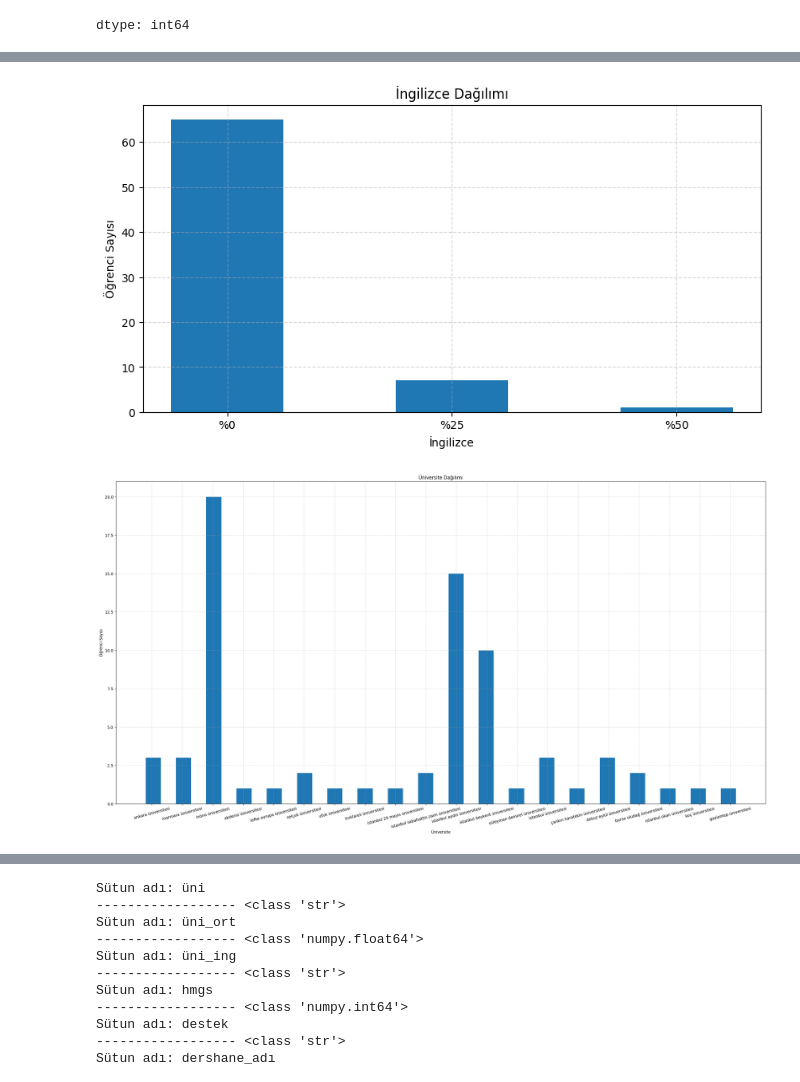
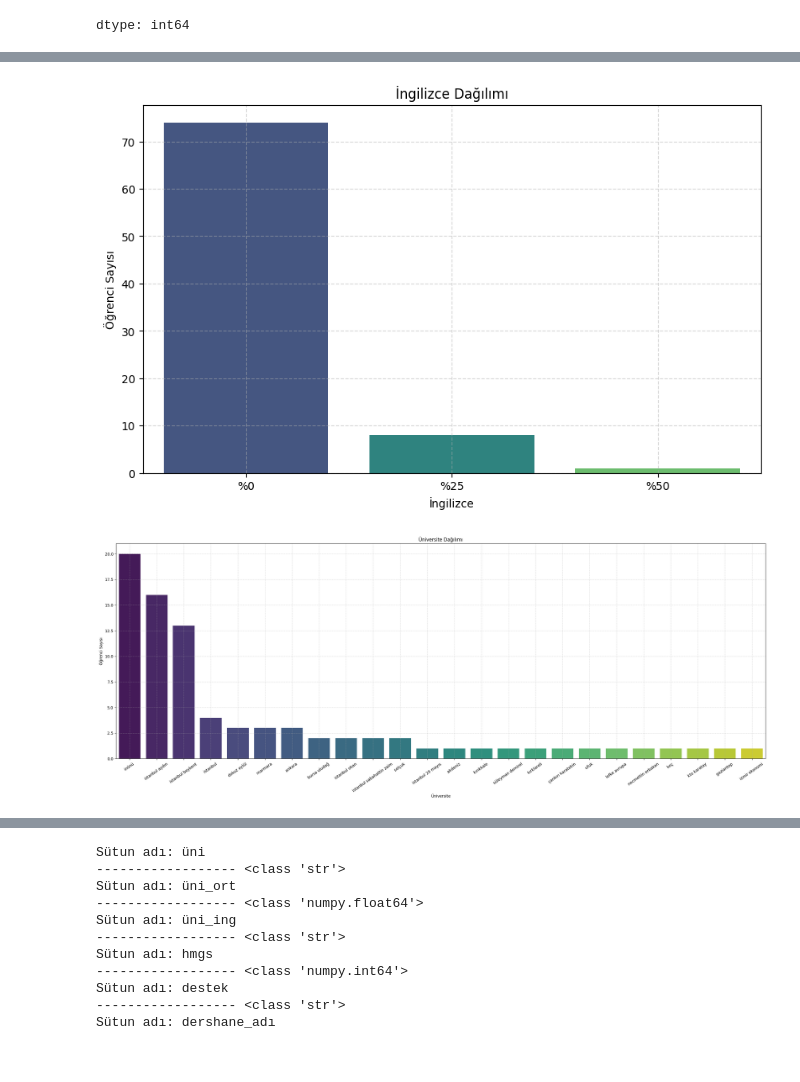
Before and after one commit to kemaldoguoktay/hmgs-analiz, a Jupyter notebook: hmgs.ipynb, the cells around one changed output, grey strips where cells are left out. Saved outputs shown, nothing was run; the diff lists cells and outputs as text; code cells hidden in the pictures.

```diff
--- a/hmgs.ipynb
+++ b/hmgs.ipynb
@@ -594,8 +656,17 @@ for i in df["üni"]:
 df['üni'] = df['üni'].str.replace('sabahattin zaim üniversitesi', 'istanbul sabahattin zaim üniversitesi', regex=True)
 df['üni'] = df['üni'].str.replace('beykent üniversitesi', 'istanbul beykent üniversitesi', regex=False)
 df['üni'] = df['üni'].str.replace('aydın üniversitesi', 'istanbul aydın üniversitesi', regex=False)
+# %%
+df['üni'] = df['üni'].str.replace('okan üniversitesi', 'istanbul okan üniversitesi', regex=False)
+df['üni'] = df['üni'].str.replace('necmettin erbakan', 'necmettin erbakan üniversitesi', regex=False)
 # %%
 for i in df['üni'].unique():
     for e in df_nerde['üni'].unique():
         if e in i:
             df['üni'] = df['üni'].str.replace(i, e)
+# %%
+for i in range(len(df_nerde['Şehir'])):
+  if pd.notnull(df_nerde["Şehir"][i]):
+    df_nerde.Şehir[i] = df_nerde.Şehir[i]
+  else:
+    df_nerde.Şehir[i] = df_nerde["Şehir"][i-1]
@@ -602,3 +697,7 @@ for i in df['üni'].unique():
+# %%
+for i in range(len(df_nerde.Şehir)):
+  df_nerde.Şehir[i] = df_nerde.Şehir[i].lower()
+  df_nerde["üni"][i] = df_nerde["üni"][i].lower()
 # %%
 df = pd.merge(df, df_nerde, how="left", on=["üni"])
 # %%
@@ -689,12 +786,12 @@ plt.show()
+# %%
+df.loc[df["üni"] == "istanbul okan ", "üni_ing"]="%0"
 # %%
-df.üni_ing.hist(figsize=(10,5), bins=5)
+plt.figure(figsize=(10, 6))
+sns.countplot(data=df, x='üni_ing', palette="viridis")
 plt.grid(True, linestyle='--', alpha=0.5)
 plt.xlabel('İngilizce')
 plt.ylabel('Öğrenci Sayısı')
 plt.title('İngilizce Dağılımı')
-
-plt.xticks(ticks=[0.2, 1, 1.8], labels=['%0', '%25', '%50'], ha='center')
-
 plt.show()
 # %% [output]
-[figure, old version]
+[figure, new version]
@@ -701,13 +801,13 @@ plt.show()
 # %%
-df.üni.hist(figsize=(30,15), bins=39, rwidth=1),
+plt.figure(figsize=(30, 10)),
+sns.countplot(x='üni', data=df, order=df['üni'].value_counts().index, palette="viridis")
 plt.grid(True, linestyle='--', alpha=0.5)
 plt.xlabel('Üniversite')
-plt.xticks(rotation=15)
-plt.xticks(ticks=np.arange(0.2, 18.99, 0.98), ha='center')
+plt.xticks(rotation=35)
 plt.ylabel('Öğrenci Sayısı')
 plt.title('Üniversite Dağılımı')
 plt.show()
 # %% [output]
-[figure, old version]
+[figure, new version]
 # %%
 plt.figure(figsize=(10, 6))
```
Also changed, not shown: parts of 74 cells of this notebook.
